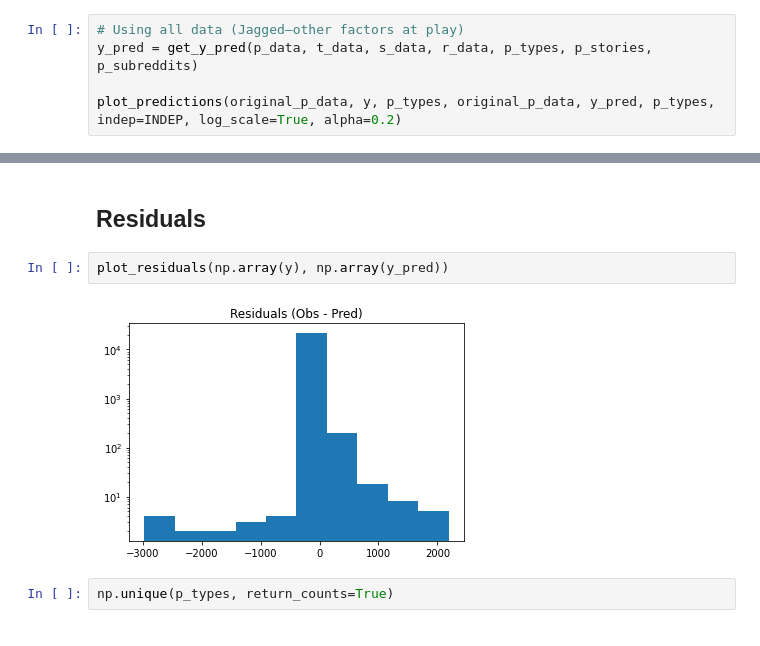
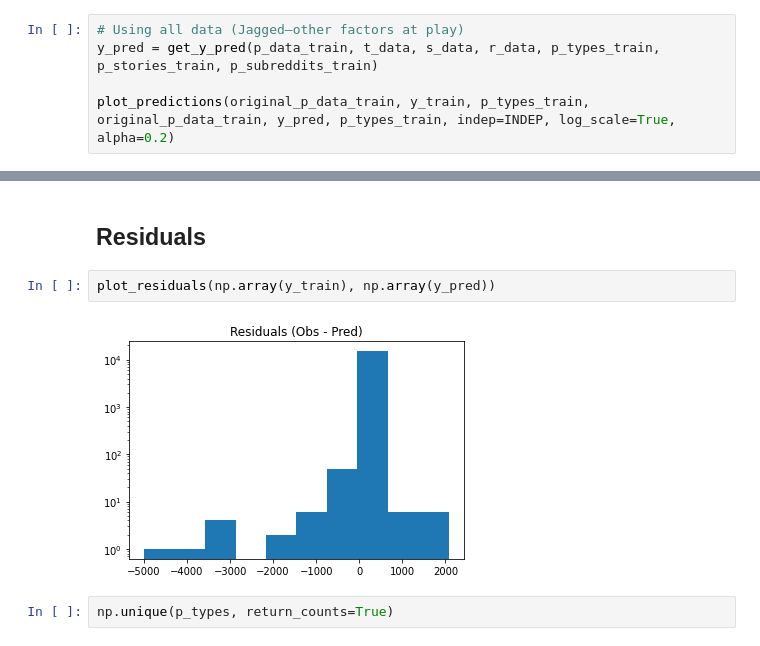
Before and after one commit to ageil/Probabilistic-Programming, a Jupyter notebook: model/PostModel.ipynb, the cells around one changed output, grey strips where cells are left out. Cells and saved outputs as stored; diff of their text form.

Commit message:
update postmodel to use train data where appropriate

```diff
--- a/model/PostModel.ipynb
+++ b/model/PostModel.ipynb
@@ -156,7 +156,7 @@ phi_1t = eta_10 * bias + nu_1t
 INDEP = 1
 # %%
 # Using all data (Jagged—other factors at play)
-y_pred = get_y_pred(p_data, t_data, s_data, r_data, p_types, p_stories, p_subreddits)
+y_pred = get_y_pred(p_data_train, t_data, s_data, r_data, p_types_train, p_stories_train, p_subreddits_train)
 
-plot_predictions(original_p_data, y, p_types, original_p_data, y_pred, p_types, indep=INDEP, log_scale=True, alpha=0.2)
+plot_predictions(original_p_data_train, y_train, p_types_train, original_p_data_train, y_pred, p_types_train, indep=INDEP, log_scale=True, alpha=0.2)
 # %% [output]
@@ -187,9 +187,9 @@ Interpretation:
 # %% [markdown]
 ## Residuals
 # %%
-plot_residuals(np.array(y), np.array(y_pred))
+plot_residuals(np.array(y_train), np.array(y_pred))
 # %% [output]
-[figure, old version]
+[figure, new version]
 # %%
 np.unique(p_types, return_counts=True)
 # %% [output]
```
Also changed, not shown: parts of 24 cells of this notebook.
